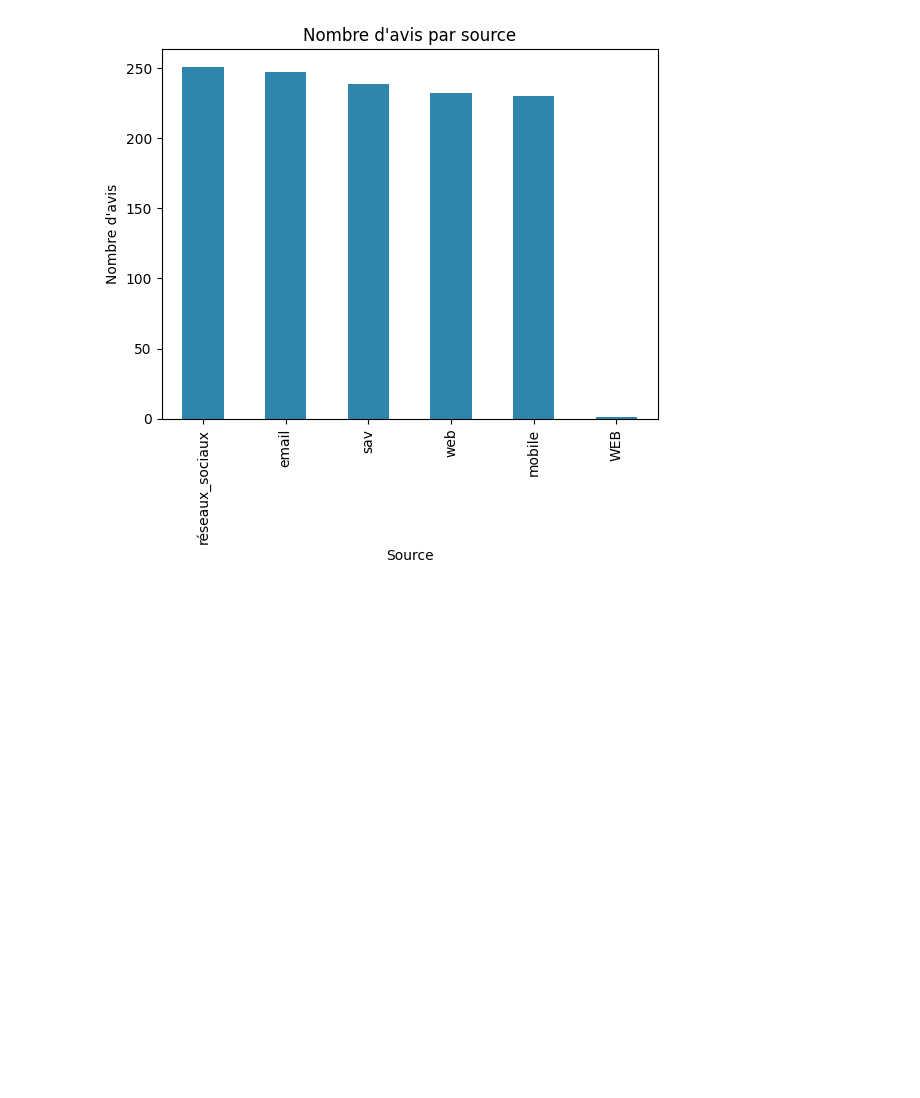
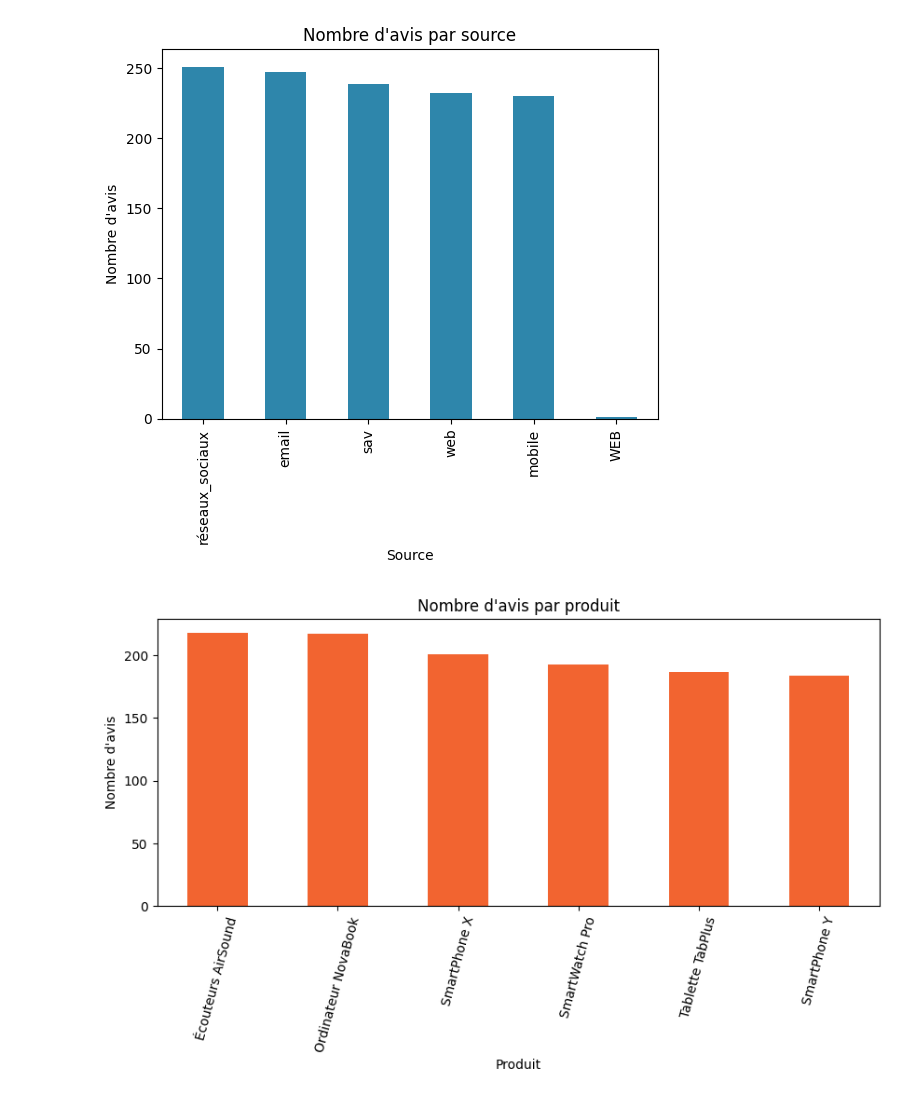
Before and after one commit to harounambaye/CustomerReviewPreprocessing, a Jupyter notebook: notebooks/atelier_prepa_donnees_textuelles.ipynb, the cells around one changed output. Saved outputs shown, nothing was run; the diff lists cells and outputs as text; code cells hidden in the pictures; blank space fills up the shorter version.

Commit message:
Partie 1 – Exploration du corpus: Nombre d'avis par produit

```diff
--- a/notebooks/atelier_prepa_donnees_textuelles.ipynb
+++ b/notebooks/atelier_prepa_donnees_textuelles.ipynb
@@ -241,3 +241,14 @@ plt.show()
 # Commentaire : certaines sources (ex. web, mobile) fournissent plus d'avis que d'autres (ex. service client)
 # %% [output]
 [figure]
+# %%
+# Question 16 : Nombre d'avis par produit
+df['produit'].value_counts().plot(kind='bar', color="#F26430", figsize=(10, 4))
+plt.title("Nombre d'avis par produit")
+plt.xlabel("Produit")
+plt.ylabel("Nombre d'avis")
+plt.xticks(rotation=75)
+plt.show()
+# Commentaire : les avis sont répartis sur plusieurs produits, avec quelques produits mieux représentés
+# %% [output]
+[figure, added]
```
